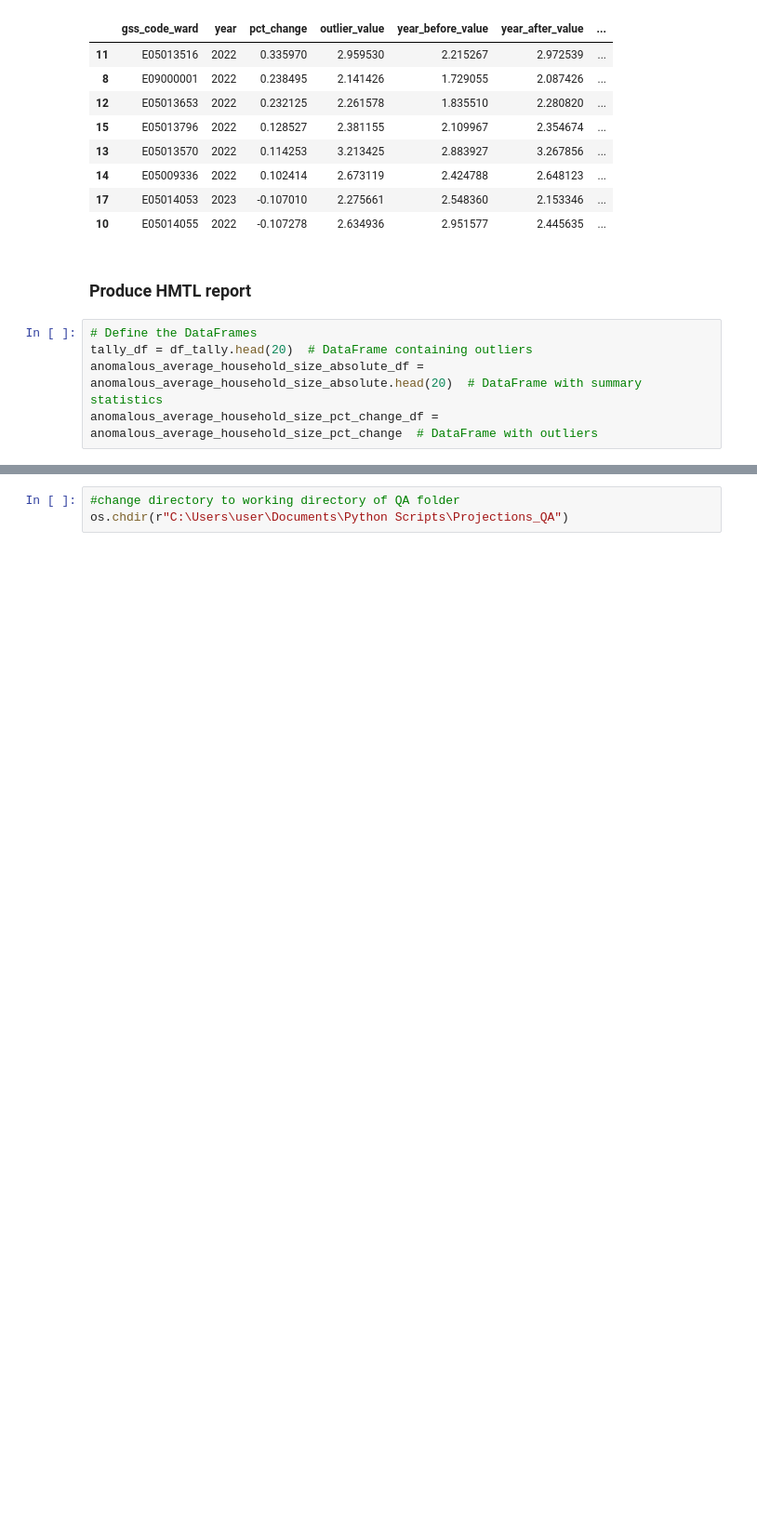
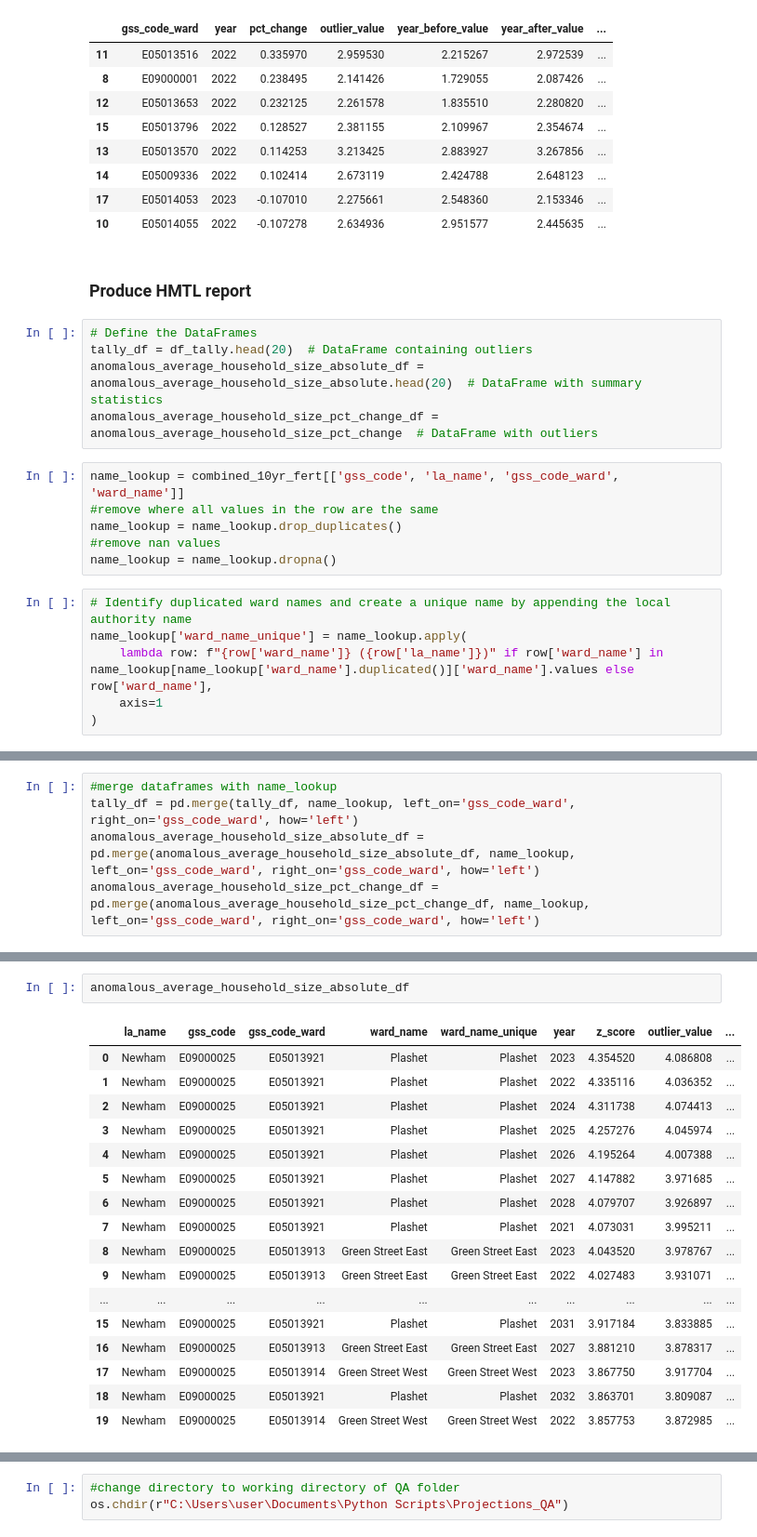
Before and after one commit to SebastianHeslinRees/Projections_QA, a Jupyter notebook: QA_population_projection.ipynb, the cells around one changed output, grey strips where cells are left out. Shown at 93% size. Saved outputs shown, nothing was run; the diff lists cells and outputs as text; blank space fills up the shorter version.

Commit message:
refine population pyramids, make duplicate ward unique, improve naming

```diff
--- a/QA_population_projection.ipynb
+++ b/QA_population_projection.ipynb
@@ -1519,3 +1665,15 @@ anomalous_average_household_size_pct_change
 tally_df = df_tally.head(20)  # DataFrame containing outliers
 anomalous_average_household_size_absolute_df = anomalous_average_household_size_absolute.head(20)  # DataFrame with summary statistics
 anomalous_average_household_size_pct_change_df = anomalous_average_household_size_pct_change  # DataFrame with outliers
+# %%
+name_lookup = combined_10yr_fert[['gss_code', 'la_name', 'gss_code_ward', 'ward_name']]
+#remove where all values in the row are the same
+name_lookup = name_lookup.drop_duplicates()
+#remove nan values
+name_lookup = name_lookup.dropna()
+# %%
+# Identify duplicated ward names and create a unique name by appending the local authority name
+name_lookup['ward_name_unique'] = name_lookup.apply(
+    lambda row: f"{row['ward_name']} ({row['la_name']})" if row['ward_name'] in name_lookup[name_lookup['ward_name'].duplicated()]['ward_name'].values else row['ward_name'],
+    axis=1
+)
@@ -1521,0 +1717,5 @@ anomalous_average_household_size_pct_change_df = anomalous_average_household_siz
+# %%
+#merge dataframes with name_lookup
+tally_df = pd.merge(tally_df, name_lookup, left_on='gss_code_ward', right_on='gss_code_ward', how='left')
+anomalous_average_household_size_absolute_df = pd.merge(anomalous_average_household_size_absolute_df, name_lookup, left_on='gss_code_ward', right_on='gss_code_ward', how='left')
+anomalous_average_household_size_pct_change_df = pd.merge(anomalous_average_household_size_pct_change_df, name_lookup, left_on='gss_code_ward', right_on='gss_code_ward', how='left')
@@ -1521,0 +1766,20 @@ anomalous_average_household_size_pct_change_df = anomalous_average_household_siz
+# %%
+anomalous_average_household_size_absolute_df
+# %% [output]
+|  | la_name | gss_code | gss_code_ward | ward_name | ward_name_unique | year | z_score | outlier_value | ... |
+| 0 | Newham | E09000025 | E05013921 | Plashet | Plashet | 2023 | 4.354520 | 4.086808 | ... |
+| 1 | Newham | E09000025 | E05013921 | Plashet | Plashet | 2022 | 4.335116 | 4.036352 | ... |
+| 2 | Newham | E09000025 | E05013921 | Plashet | Plashet | 2024 | 4.311738 | 4.074413 | ... |
+| 3 | Newham | E09000025 | E05013921 | Plashet | Plashet | 2025 | 4.257276 | 4.045974 | ... |
+| 4 | Newham | E09000025 | E05013921 | Plashet | Plashet | 2026 | 4.195264 | 4.007388 | ... |
+| 5 | Newham | E09000025 | E05013921 | Plashet | Plashet | 2027 | 4.147882 | 3.971685 | ... |
+| 6 | Newham | E09000025 | E05013921 | Plashet | Plashet | 2028 | 4.079707 | 3.926897 | ... |
+| 7 | Newham | E09000025 | E05013921 | Plashet | Plashet | 2021 | 4.073031 | 3.995211 | ... |
+| 8 | Newham | E09000025 | E05013913 | Green Street East | Green Street East | 2023 | 4.043520 | 3.978767 | ... |
+| 9 | Newham | E09000025 | E05013913 | Green Street East | Green Street East | 2022 | 4.027483 | 3.931071 | ... |
+| ... | ... | ... | ... | ... | ... | ... | ... | ... | ... |
+| 15 | Newham | E09000025 | E05013921 | Plashet | Plashet | 2031 | 3.917184 | 3.833885 | ... |
+| 16 | Newham | E09000025 | E05013913 | Green Street East | Green Street East | 2027 | 3.881210 | 3.878317 | ... |
+| 17 | Newham | E09000025 | E05013914 | Green Street West | Green Street West | 2023 | 3.867750 | 3.917704 | ... |
+| 18 | Newham | E09000025 | E05013921 | Plashet | Plashet | 2032 | 3.863701 | 3.809087 | ... |
+| 19 | Newham | E09000025 | E05013914 | Green Street West | Green Street West | 2022 | 3.857753 | 3.872985 | ... |
```
Also changed, not shown: parts of 12 cells of this notebook, 2 other files.
